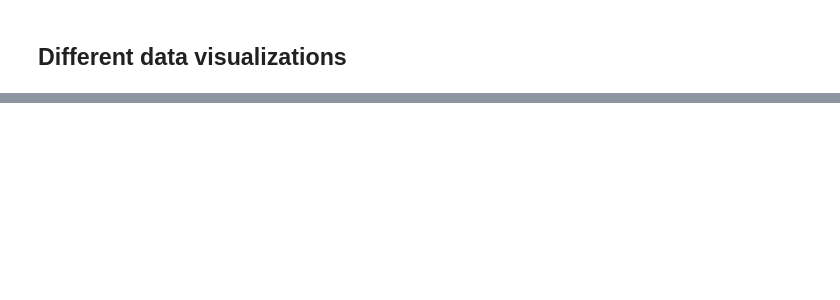
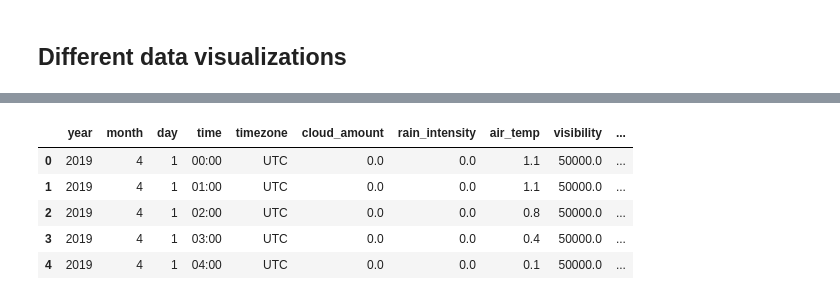
Before and after one commit to giacomogreggio/HSL-citybikes-predictor, a Jupyter notebook: HSL_citybikes_predictor.ipynb, the cells around one changed output, grey strips where cells are left out. Saved outputs shown, nothing was run; the diff lists cells and outputs as text; code cells hidden in the pictures; blank space fills up the shorter version.

```diff
--- a/HSL_citybikes_predictor.ipynb
+++ b/HSL_citybikes_predictor.ipynb
@@ -172,3 +165,51 @@ for idx,weekday_occurence in enumerate(weekday_occurences):
 mpld3.display()
 # %% [output]
 [interactive output not drawn]
+# %%
+def rate_weather(row):
+    score = 10
+    if row['cloud_amount']<2 : score = score
+    if row['cloud_amount']<5 and row['cloud_amount']>=2 : score = score-1
+    if row['cloud_amount']<8 and row['cloud_amount']>=5 : score = score-2
+    if row['cloud_amount']>=8 : score = score-3
+    if row['visibility']>=40000 : score = score
+    if row['visibility']>=10000 and row['visibility']<40000 :  score = score-1
+    if row['visibility']<10000 :  score = score-2
+    if row['rain_intensity']<=0.25 :  score = score
+    if row['rain_intensity']<=1 and row['rain_intensity']>0.25: score = score-1
+    if row['rain_intensity']<=4 and row['rain_intensity']>1: score = score-2
+    if row['rain_intensity']<=16 and row['rain_intensity']>4: score = score-3
+    if row['rain_intensity']>16: score = score-4
+    if row['wind_speed']<=1.5: score = score
+    if row['wind_speed']<=3.3 and row['wind_speed']>1.5: score = score-1
+    if row['wind_speed']<=8 and row['wind_speed']>3.3: score = score-2
+    if row['wind_speed']>8: score = score-3
+    if score<1 : score = 1
+    return(score)
+# %%
+def preprocess_weather(filepath):
+    df = pd.read_csv(filepath)
+    df = df.rename(
+        columns={
+        'Vuosi': 'year', 'Kk': 'month', 'Pv': 'day', 'Klo': 'time', 'Aikavyöhyke': 'timezone', 'Pilvien määrä (1/8)': 'cloud_amount',
+        'Ilmanpaine (msl) (hPa)': 'pressure', 'Suhteellinen kosteus (%)': 'rel_humidity', 'Sateen intensiteetti (mm/h)': 'rain_intensity',
+        'Lumensyvyys (cm)': 'snow_depth', 'Ilman lämpötila (degC)': 'air_temp', 'Kastepistelämpötila (degC)': 'dew-point_temp',
+        'Näkyvyys (m)': 'visibility', 'Tuulen suunta (deg)': 'wind_dir', 'Puuskanopeus (m/s)': 'gust_speed', 'Tuulen nopeus (m/s)': 'wind_speed'
+        }
+    )
+    df = df.drop(['pressure', 'rel_humidity', 'snow_depth', 'dew-point_temp', 'wind_dir', 'gust_speed'], axis=1)
+    df['rate'] = df.apply(lambda row: rate_weather(row), axis=1)
+    return df
+# %%
+filepath ='/content/drive/My Drive/HSLDataset/bikeweather_2019.csv'
+# %%
+data_2 = preprocess_weather(filepath)
+# %%
+data_2.head()
+# %% [output]
+|  | year | month | day | time | timezone | cloud_amount | rain_intensity | air_temp | visibility | ... |
+| 0 | 2019 | 4 | 1 | 00:00 | UTC | 0.0 | 0.0 | 1.1 | 50000.0 | ... |
+| 1 | 2019 | 4 | 1 | 01:00 | UTC | 0.0 | 0.0 | 1.1 | 50000.0 | ... |
+| 2 | 2019 | 4 | 1 | 02:00 | UTC | 0.0 | 0.0 | 0.8 | 50000.0 | ... |
+| 3 | 2019 | 4 | 1 | 03:00 | UTC | 0.0 | 0.0 | 0.4 | 50000.0 | ... |
+| 4 | 2019 | 4 | 1 | 04:00 | UTC | 0.0 | 0.0 | 0.1 | 50000.0 | ... |
```
Also changed, not shown: parts of 4 cells of this notebook.
